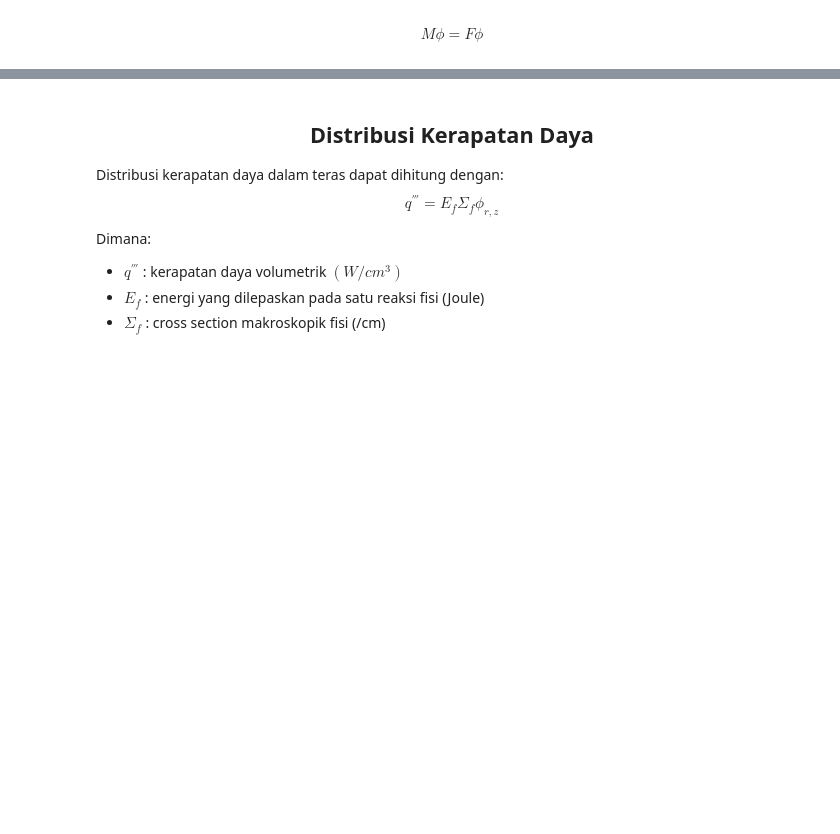
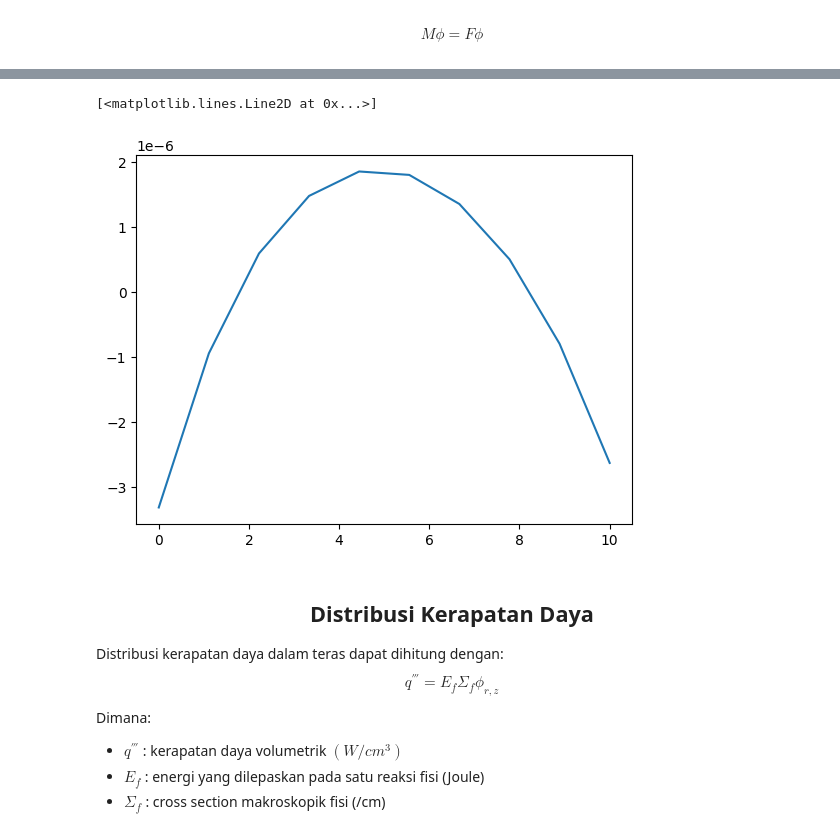
Before and after one commit to dhiyasalmas/Numerical-Method-in-Nuclear, a Jupyter notebook: UAS_24923304_Dhiya Salma Salsabila.ipynb, the cells around one changed output, grey strips where cells are left out. Cells and saved outputs as stored; diff of their text form; code cells hidden in the pictures; blank space fills up the shorter version.

```diff
--- a/UAS_24923304_Dhiya Salma Salsabila.ipynb
+++ b/UAS_24923304_Dhiya Salma Salsabila.ipynb
@@ -435,3 +425,9 @@ plt.show()
+# %%
+gambar_r = phi[jumlahtitik_r:2*jumlahtitik_r]
+plt.plot(r, gambar_r)
+# %% [output]
+[<matplotlib.lines.Line2D at 0x...>]
+[figure, added]
 # %% [markdown]
 ## <center>**Distribusi Kerapatan Daya**<center>
 Distribusi kerapatan daya dalam teras dapat dihitung dengan:
```
Also changed, not shown: parts of 6 cells of this notebook.
